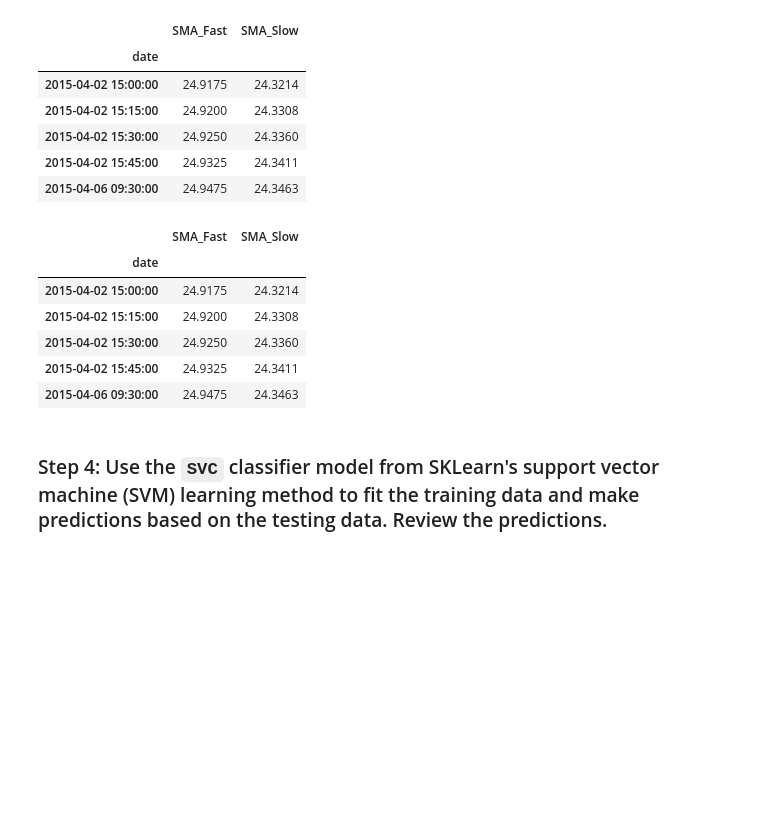
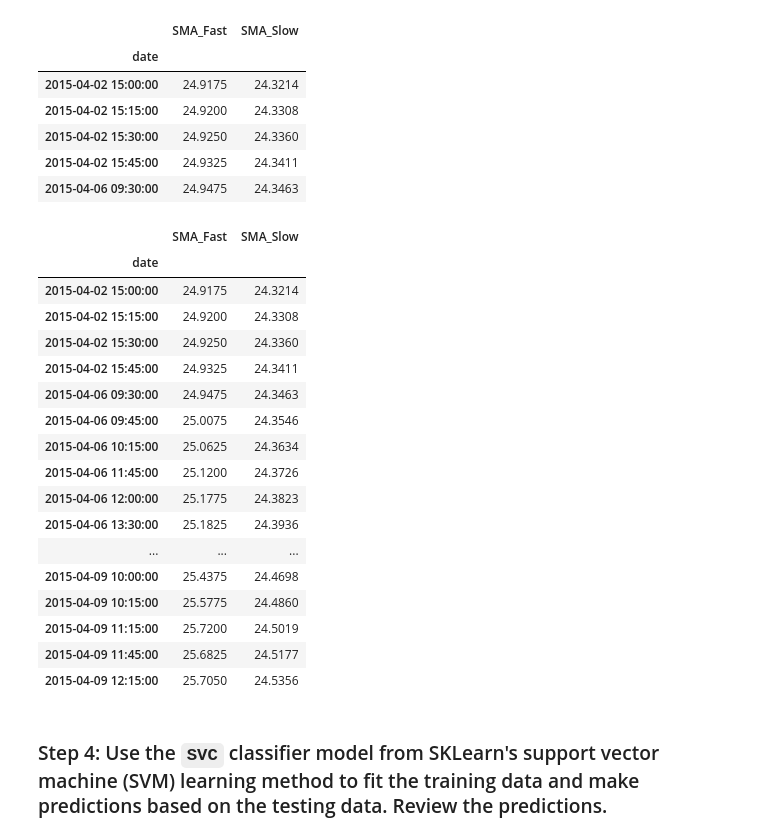
Before and after one commit to Jyou965/Machine-Learning-Trading-Bot, a Jupyter notebook: machine_learning_trading_bot.ipynb, the cells around one changed output. Cells and saved outputs as stored; diff of their text form; code cells hidden in the pictures; blank space fills up the shorter version.

```diff
--- a/machine_learning_trading_bot.ipynb
+++ b/machine_learning_trading_bot.ipynb
@@ -264,7 +264,7 @@ print(training_begin)
 2015-04-02 15:00:00
 # %%
 # Select the ending period for the training data with an offset of 3 months
-training_end = X.index.min() + DateOffset(months=3)
+training_end = X.index.min() + DateOffset(months=24)
 
 # Display the training end date
 print(training_end)
@@ -288,18 +288,29 @@ X_train.head()
 # %%
 # Generate the X_test and y_test DataFrames
 X_test = X.loc[training_end+DateOffset(hours=1):]
 y_test = y.loc[training_end+DateOffset(hours=1):]
 
 # Review the X_test DataFrame
-X_train.head()
+X_train.head(20)
 # %% [output]
 |  | SMA_Fast | SMA_Slow |
 | date |  |  |
 | 2015-04-02 15:00:00 | 24.9175 | 24.3214 |
 | 2015-04-02 15:15:00 | 24.9200 | 24.3308 |
 | 2015-04-02 15:30:00 | 24.9250 | 24.3360 |
 | 2015-04-02 15:45:00 | 24.9325 | 24.3411 |
 | 2015-04-06 09:30:00 | 24.9475 | 24.3463 |
+| 2015-04-06 09:45:00 | 25.0075 | 24.3546 |
+| 2015-04-06 10:15:00 | 25.0625 | 24.3634 |
+| 2015-04-06 11:45:00 | 25.1200 | 24.3726 |
+| 2015-04-06 12:00:00 | 25.1775 | 24.3823 |
+| 2015-04-06 13:30:00 | 25.1825 | 24.3936 |
+| ... | ... | ... |
+| 2015-04-09 10:00:00 | 25.4375 | 24.4698 |
+| 2015-04-09 10:15:00 | 25.5775 | 24.4860 |
+| 2015-04-09 11:15:00 | 25.7200 | 24.5019 |
+| 2015-04-09 11:45:00 | 25.6825 | 24.5177 |
+| 2015-04-09 12:15:00 | 25.7050 | 24.5356 |
 # %%
 # Scale the features DataFrames
 
```
Also changed, not shown: parts of 11 cells of this notebook, 8 other files.
